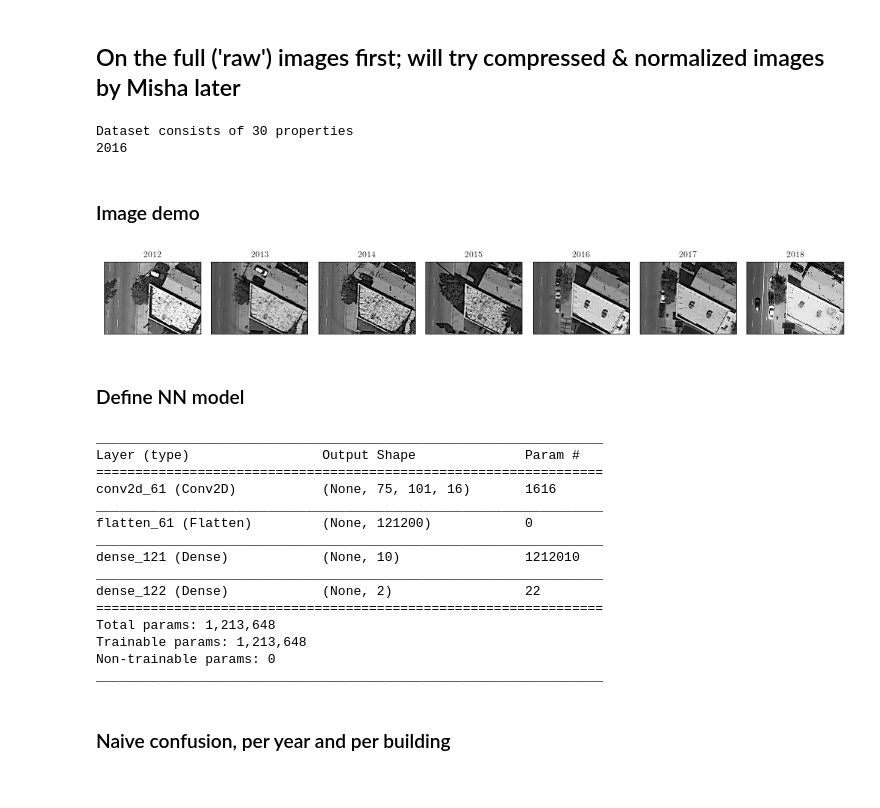
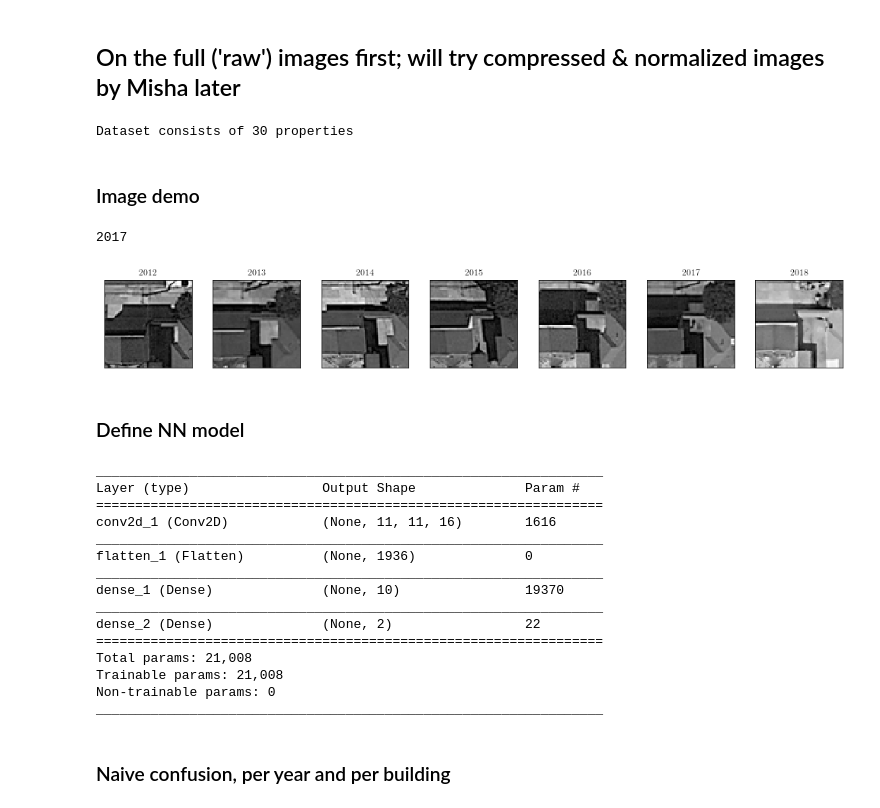
Before and after one commit to MishaLaskin/roofnet, a Jupyter notebook: confusion/Confusion.ipynb, the cells around one changed output. Saved outputs shown, nothing was run; the diff lists cells and outputs as text; code cells hidden in the pictures.

```diff
--- a/confusion/Confusion.ipynb
+++ b/confusion/Confusion.ipynb
@@ -39,8 +40,11 @@ Using TensorFlow backend.
 # Load dataset
 building_directories = glob.glob("../../test/easy/*")
 
-img_width = 512
-img_height = 384
+img_width = 64
+img_height = 64
+
+#img_width = 512
+#img_height = 384
 num_years = len(np.arange(2012,2018+1))
 
 # We're going to be using gray scale, so last dimension is 1 rather than 3 for RGB
@@ -59,21 +63,26 @@ for d,directory in enumerate(building_directories):
 
     # Extract meta info
     with open(directory + "/metadata.json", "r") as read_file:
-        data = json.load(read_file)
-    building_addresses.append(data['address'])
+        metadata = json.load(read_file)
+    building_addresses.append(metadata['address'])
 
     # Extract true transition year
-    with open(directory + "/transition.txt", "r") as read_file:
-        data = read_file.read()
-    true_transition_years.append(int(data))
-
-    if d == 0:
-        print(true_transition_years[-1])
+    try:
+        with open(directory + "/transition.txt", "r") as read_file:
+            data = read_file.read()
+        true_transition_years.append(int(data))
+    except:
+        true_transition_years.append(int(metadata['reroof_permit_expiration_date'][-4:]))
 
     # Get the images
     for y in range(num_years):
         # Load image, convert to gray scale, discard alpha channel and normalize pixel values
-        dataset[d,y] = np.array(Image.open(directory + "/%s.png"%(2012+y)).convert('LA'))[:,:,:1]/255
+        #dataset[d,y] = np.array(Image.open(directory + "/%s.png"%(2012+y)).convert('LA'))[:,:,:1]/255
+
+        img = Image.open(directory + "/%s.png"%(2012+y)).convert('LA')
+        img = img.crop((0,0,256,256))
+        img.thumbnail((64, 64), Image.ANTIALIAS)
+        dataset[d,y] = np.array(img)[:,:,:1]/255
         #dataset[d,y] = np.array(Image.open(directory + "/%s.png"%(2012+y)))[:,:,:3]/255
 
         # Normalize images
@@ -81,21 +90,23 @@ for d,directory in enumerate(building_directories):
         #dataset[d,y] /= dataset[d,y].std()
 # %% [output]
 Dataset consists of 30 properties
-2016
 # %% [markdown]
 ### Image demo
 # %%
 fig, ax = plt.subplots(1,7,figsize=(14,14/7))
 
+build = 9
 for i in range(7):
-    ax[i].imshow(dataset[0,i][:,:,0], cmap='gray')
+    ax[i].imshow(dataset[build,i][:,:,0], cmap='gray')
     ax[i].set_xticks([])
     ax[i].set_yticks([])
     ax[i].set_title(2012 + i)
 
 fig.tight_layout()
+print(true_transition_years[build])
 # %% [output]
+2017
-[figure, old version]
+[figure, new version]
 # %% [markdown]
 ### Define NN model
 # %%
@@ -124,16 +135,16 @@ testmodel.summary()
 _________________________________________________________________
 Layer (type)                 Output Shape              Param #
 =================================================================
-conv2d_61 (Conv2D)           (None, 75, 101, 16)       1616
+conv2d_1 (Conv2D)            (None, 11, 11, 16)        1616
 _________________________________________________________________
-flatten_61 (Flatten)         (None, 121200)            0
+flatten_1 (Flatten)          (None, 1936)              0
 _________________________________________________________________
-dense_121 (Dense)            (None, 10)                1212010
+dense_1 (Dense)              (None, 10)                19370
 _________________________________________________________________
-dense_122 (Dense)            (None, 2)                 22
+dense_2 (Dense)              (None, 2)                 22
 =================================================================
-Total params: 1,213,648
-Trainable params: 1,213,648
+Total params: 21,008
+Trainable params: 21,008
 Non-trainable params: 0
 _________________________________________________________________
 # %% [markdown]
```
Also changed, not shown: parts of 6 cells of this notebook.
